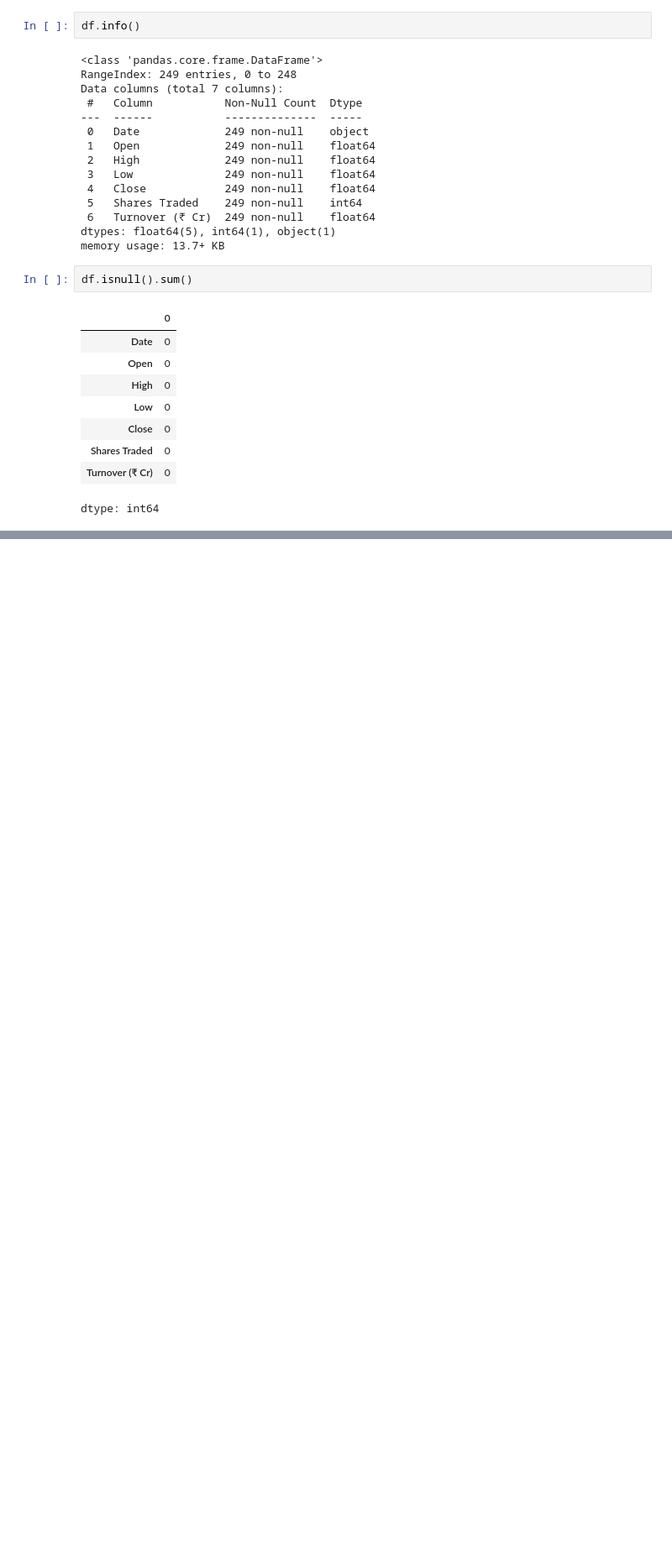
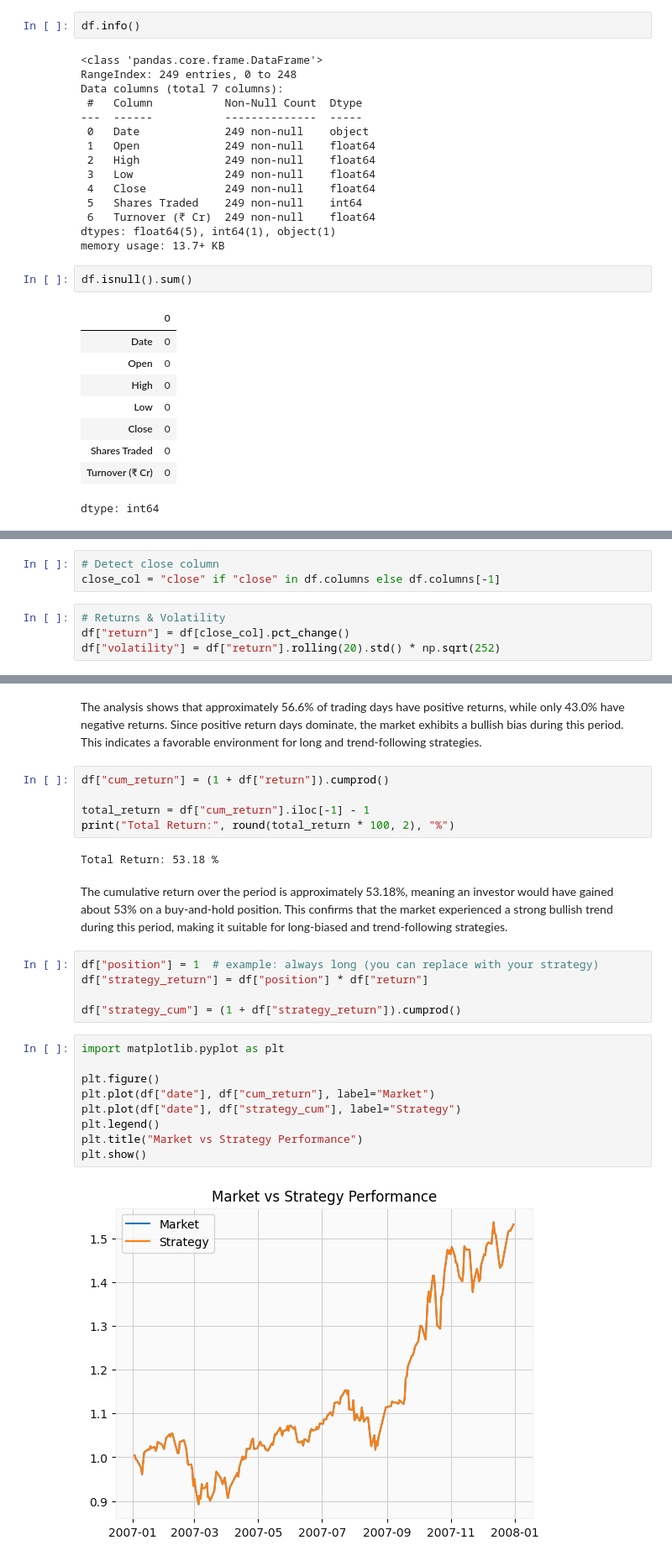
Before and after one commit to Goal48/NIFTY_Data_Analysis, a Jupyter notebook: NIFTY50.ipynb, the cells around one changed output, grey strips where cells are left out. Shown at 84% size. Drawn from its saved outputs; the diff is of its cells as text; blank space fills up the shorter version.

```diff
--- a/NIFTY50.ipynb
+++ b/NIFTY50.ipynb
@@ -49,0 +71,7 @@ dtype: int64
+# %%
+# Detect close column
+close_col = "close" if "close" in df.columns else df.columns[-1]
+# %%
+# Returns & Volatility
+df["return"] = df[close_col].pct_change()
+df["volatility"] = df["return"].rolling(20).std() * np.sqrt(252)
@@ -49,0 +86,27 @@ dtype: int64
+# %% [markdown]
+The analysis shows that approximately 56.6% of trading days have positive returns, while only 43.0% have negative returns. Since positive return days dominate, the market exhibits a bullish bias during this period. This indicates a favorable environment for long and trend-following strategies.
+# %%
+df["cum_return"] = (1 + df["return"]).cumprod()
+
+total_return = df["cum_return"].iloc[-1] - 1
+print("Total Return:", round(total_return * 100, 2), "%")
+# %% [output]
+Total Return: 53.18 %
+# %% [markdown]
+The cumulative return over the period is approximately 53.18%, meaning an investor would have gained about 53% on a buy-and-hold position. This confirms that the market experienced a strong bullish trend during this period, making it suitable for long-biased and trend-following strategies.
+# %%
+df["position"] = 1  # example: always long (you can replace with your strategy)
+df["strategy_return"] = df["position"] * df["return"]
+
+df["strategy_cum"] = (1 + df["strategy_return"]).cumprod()
+# %%
+import matplotlib.pyplot as plt
+
+plt.figure()
+plt.plot(df["date"], df["cum_return"], label="Market")
+plt.plot(df["date"], df["strategy_cum"], label="Strategy")
+plt.legend()
+plt.title("Market vs Strategy Performance")
+plt.show()
+# %% [output]
+[figure, added]
```
Also changed, not shown: parts of 20 cells of this notebook.
